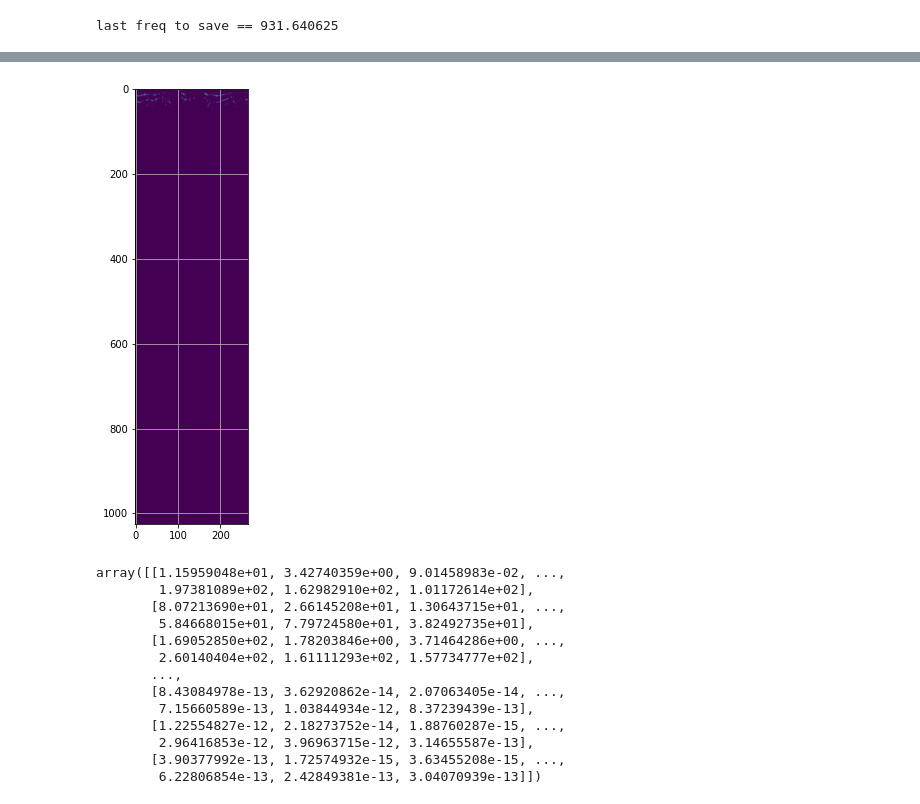
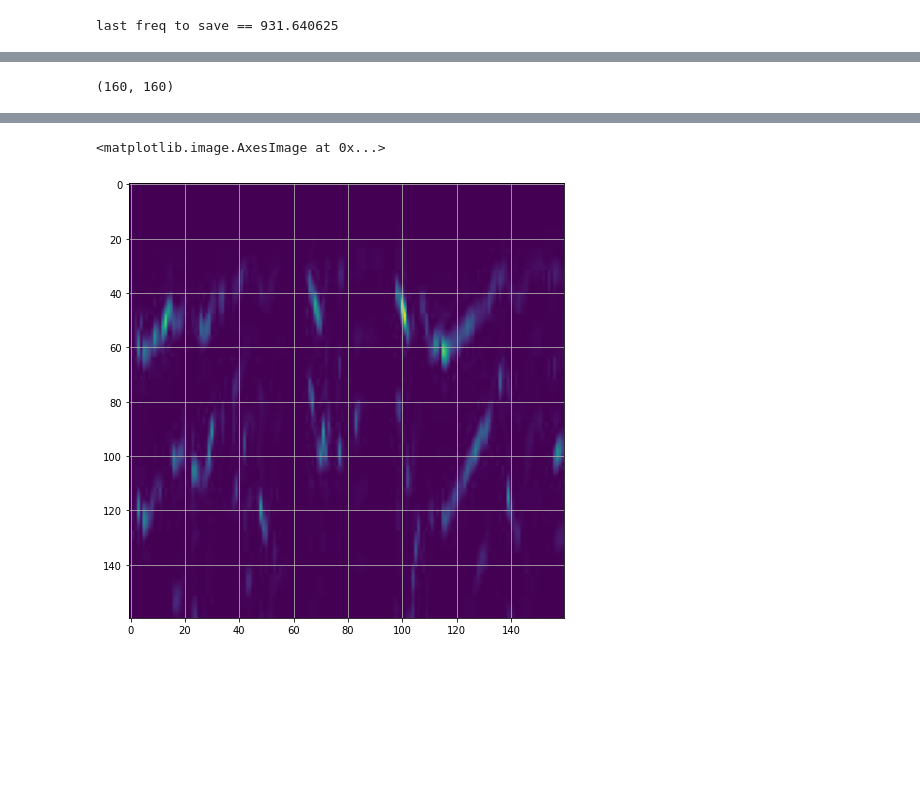
Before and after one commit to sgalrot/corsound, a Jupyter notebook: notebooks/corsound_spectrogram_script.ipynb, the cells around one changed output, grey strips where cells are left out. Drawn from its saved outputs; the diff is of its cells as text; code cells hidden in the pictures; blank space fills up the shorter version.

```diff
--- a/notebooks/corsound_spectrogram_script.ipynb
+++ b/notebooks/corsound_spectrogram_script.ipynb
@@ -170,5 +171,3 @@ assert(f[159]> 900 and f[159] < 1100)
 print("last freq to save == {}".format(f[159]))
 # %% [output]
 last freq to save == 931.640625
-# %%
-Sxx = Sxx[:]
@@ -182,0 +174,2 @@ Sxx.shape
+# %%
+Sxx_to_save = Sxx[:160, :]
@@ -183,4 +179,10 @@ Sxx.shape
+# %%
+image_resize_shape = [160,160]
+Sxx_to_save = resize(Sxx_to_save, image_resize_shape, anti_aliasing=True)
+# %% [output]
+(160, 160)
 # %%
+imsave('example_spectrogram.jpeg', Sxx_to_save)
 bla = imread('example_spectrogram.jpeg')
 plt.imshow(bla)
 # %% [output]
@@ -188,17 +190,2 @@ plt.imshow(bla)
+<matplotlib.image.AxesImage at 0x...>
-[figure, old version]
+[figure, new version]
-# %%
-Sxx
-# %% [output]
-array([[1.15959048e+01, 3.42740359e+00, 9.01458983e-02, ...,
-        1.97381089e+02, 1.62982910e+02, 1.01172614e+02],
-       [8.07213690e+01, 2.66145208e+01, 1.30643715e+01, ...,
-        5.84668015e+01, 7.79724580e+01, 3.82492735e+01],
-       [1.69052850e+02, 1.78203846e+00, 3.71464286e+00, ...,
-        2.60140404e+02, 1.61111293e+02, 1.57734777e+02],
-       ...,
-       [8.43084978e-13, 3.62920862e-14, 2.07063405e-14, ...,
-        7.15660589e-13, 1.03844934e-12, 8.37239439e-13],
-       [1.22554827e-12, 2.18273752e-14, 1.88760287e-15, ...,
-        2.96416853e-12, 3.96963715e-12, 3.14655587e-13],
-       [3.90377992e-13, 1.72574932e-15, 3.63455208e-15, ...,
-        6.22806854e-13, 2.42849381e-13, 3.04070939e-13]])
```
Also changed, not shown: parts of 7 cells of this notebook.
